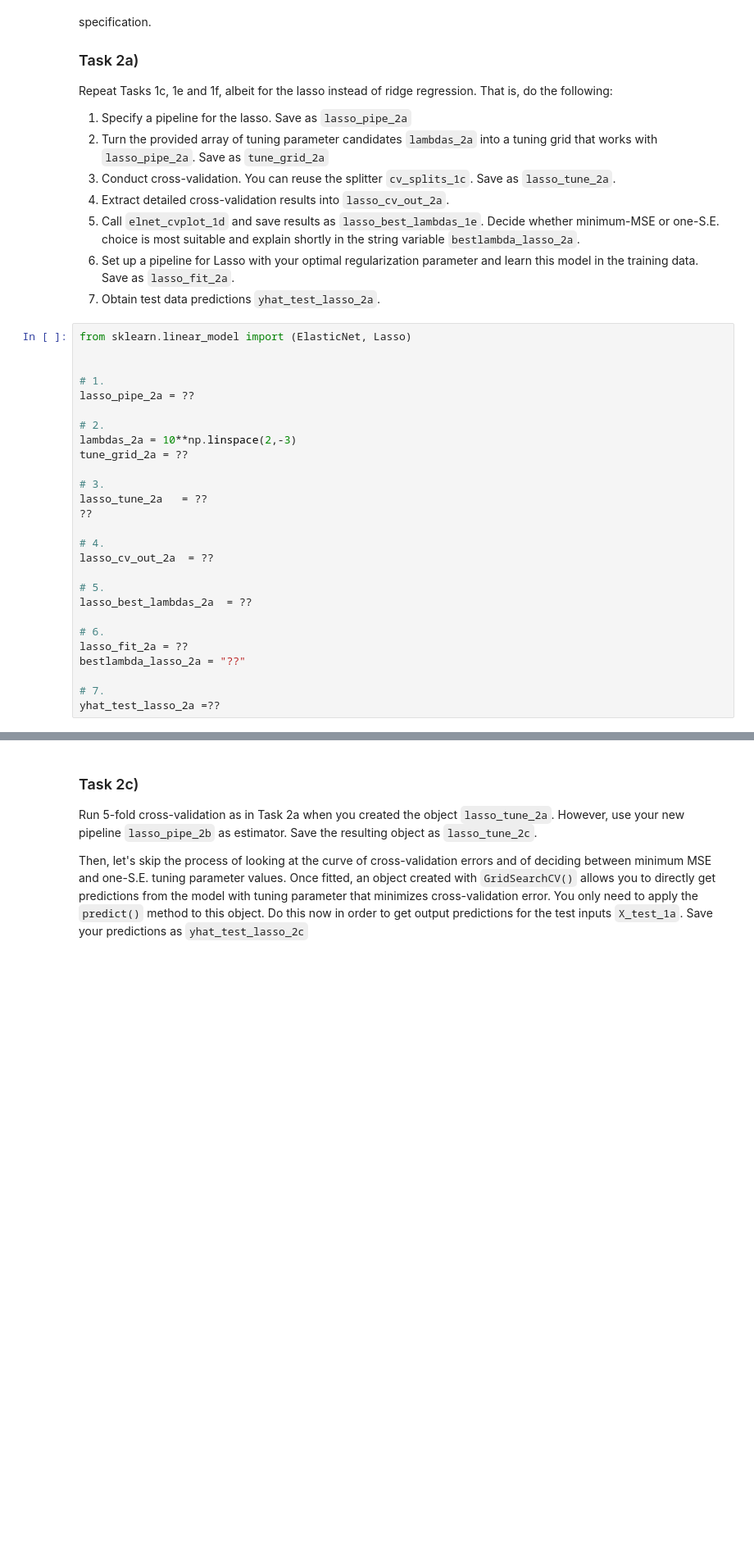
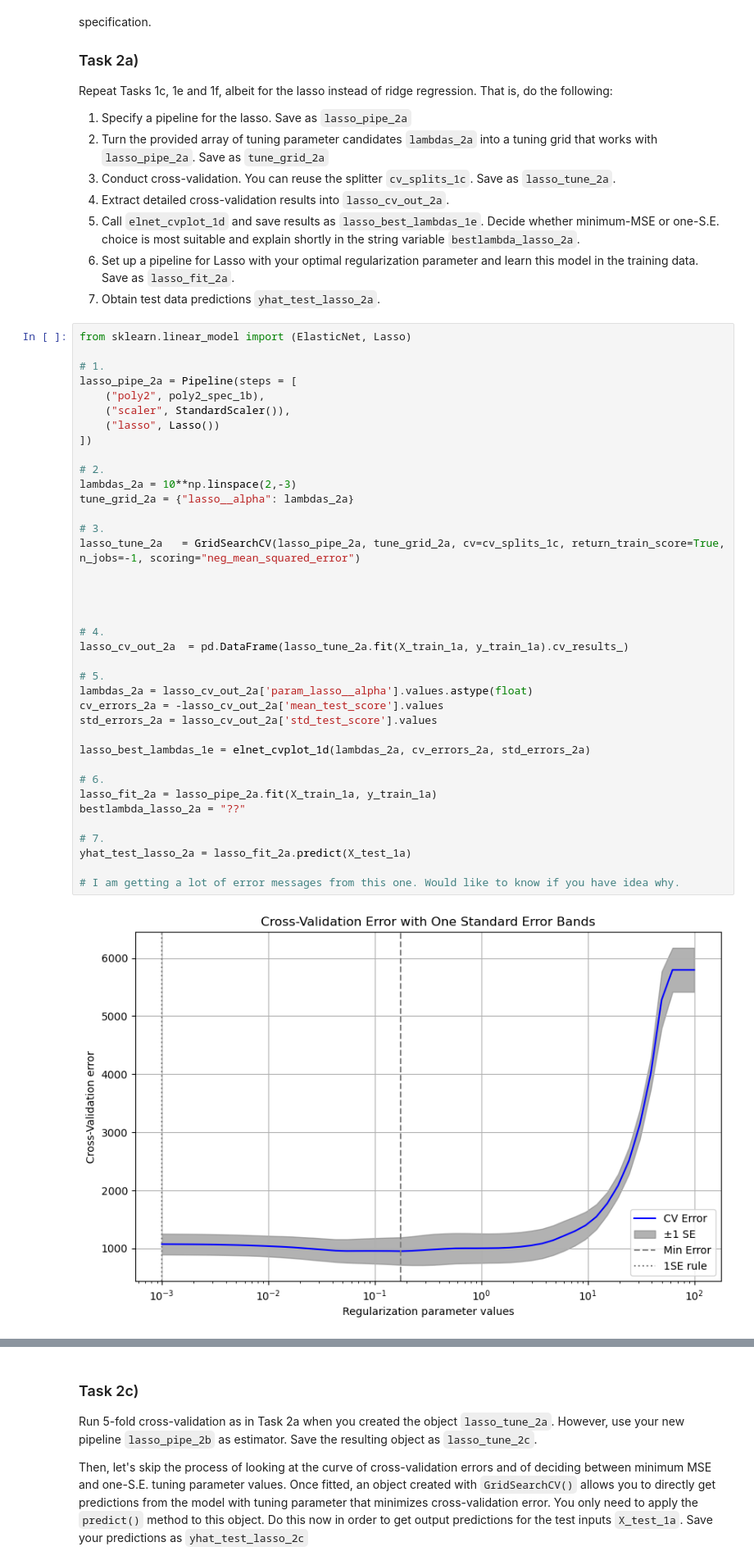
Before and after one commit to manswirfelt/assignment4, a Jupyter notebook: Assignment_4/Assignment4_py_template.ipynb, the cells around one changed output, grey strips where cells are left out. Shown: that part at 82% size. Cells and saved outputs as stored; diff of their text form; blank space fills up the shorter version.

```diff
--- a/Assignment_4/Assignment4_py_template.ipynb
+++ b/Assignment_4/Assignment4_py_template.ipynb
@@ -226,30 +224,43 @@ Repeat Tasks 1c, 1e and 1f, albeit for the lasso instead of ridge regression. Th
 # %%
 from sklearn.linear_model import (ElasticNet, Lasso)
 
-
 # 1.
-lasso_pipe_2a = ??
+lasso_pipe_2a = Pipeline(steps = [
+    ("poly2", poly2_spec_1b),
+    ("scaler", StandardScaler()),
+    ("lasso", Lasso())
+])
 
 # 2.
 lambdas_2a = 10**np.linspace(2,-3)
-tune_grid_2a = ??
+tune_grid_2a = {"lasso__alpha": lambdas_2a}
 
 # 3.
-lasso_tune_2a   = ??
-??
+lasso_tune_2a   = GridSearchCV(lasso_pipe_2a, tune_grid_2a, cv=cv_splits_1c, return_train_score=True, n_jobs=-1, scoring="neg_mean_squared_error")
+
+
+
 
 # 4.
-lasso_cv_out_2a  = ??
+lasso_cv_out_2a  = pd.DataFrame(lasso_tune_2a.fit(X_train_1a, y_train_1a).cv_results_)
 
 # 5.
-lasso_best_lambdas_2a  = ??
+lambdas_2a = lasso_cv_out_2a['param_lasso__alpha'].values.astype(float)
+cv_errors_2a = -lasso_cv_out_2a['mean_test_score'].values
+std_errors_2a = lasso_cv_out_2a['std_test_score'].values
+
+lasso_best_lambdas_1e = elnet_cvplot_1d(lambdas_2a, cv_errors_2a, std_errors_2a)
 
 # 6.
-lasso_fit_2a = ??
+lasso_fit_2a = lasso_pipe_2a.fit(X_train_1a, y_train_1a)
 bestlambda_lasso_2a = "??"
 
 # 7.
-yhat_test_lasso_2a =??
+yhat_test_lasso_2a = lasso_fit_2a.predict(X_test_1a)
+
+# I am getting a lot of error messages from this one. Would like to know if you have idea why.
+# %% [output]
+[figure, added]
 # %% [markdown]
 ### Task 2b)
 
```
Also changed, not shown: parts of 4 cells of this notebook.
